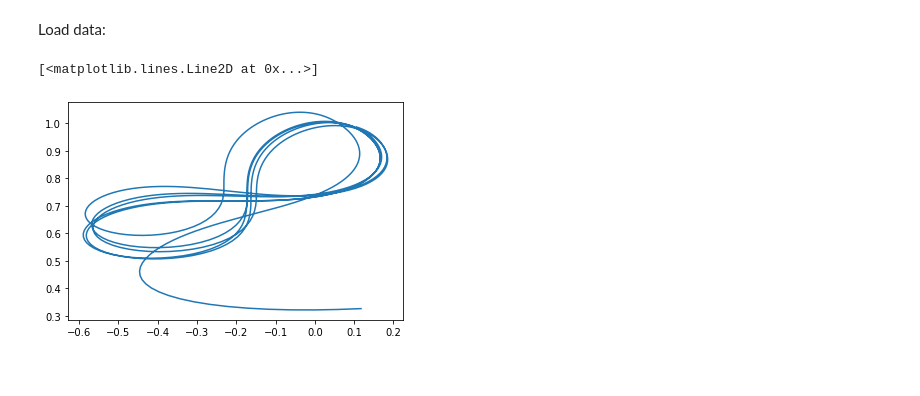
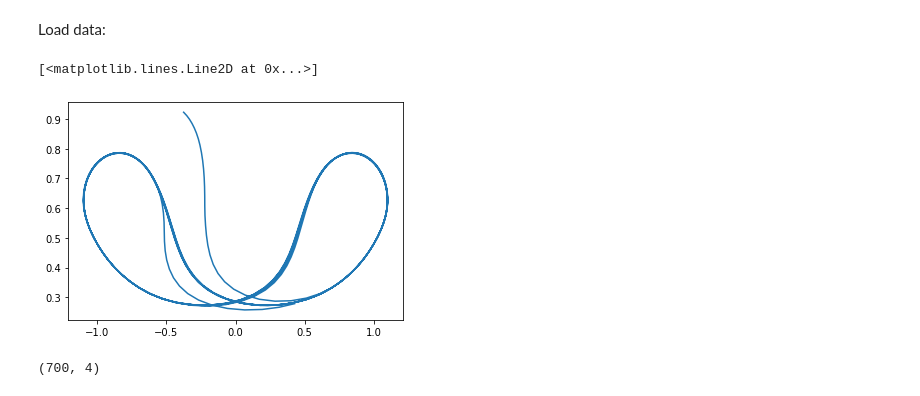
Before and after one commit to 4flixt/2020_MHE_Surrogate, a Jupyter notebook: examples/kite/MHE_Investigation.ipynb, the cells around one changed output. Cells and saved outputs as stored; diff of their text form; code cells hidden in the pictures.

```diff
--- a/examples/kite/MHE_Investigation.ipynb
+++ b/examples/kite/MHE_Investigation.ipynb
@@ -11,0 +14,2 @@ from template_model_mhe import template_model
+# %%
+mpl.rcParams['font.size'] = 12
@@ -19,12 +25,14 @@ res = []
 for file_i in file_list:
     res.append(do_mpc.data.load_results('./results/'+file_i))
 # %%
-test_case = 21
+test_case = 20
 
-phi = res[test_case]['simulator']['_x', 'phi']
-theta = res[test_case]['simulator']['_x', 'theta']
+res_k = res[test_case]['simulator']
+
+phi = res_k['_x', 'phi']
+theta = res_k['_x', 'theta']
 
 plt.plot(phi,theta)
 # %% [output]
 [<matplotlib.lines.Line2D at 0x...>]
-[figure, old version]
+[figure, new version]
@@ -30,0 +51,4 @@ plt.plot(phi,theta)
+# %%
+meas.shape
+# %% [output]
+(700, 4)
```
Also changed, not shown: parts of 14 cells of this notebook, 6 other files.
